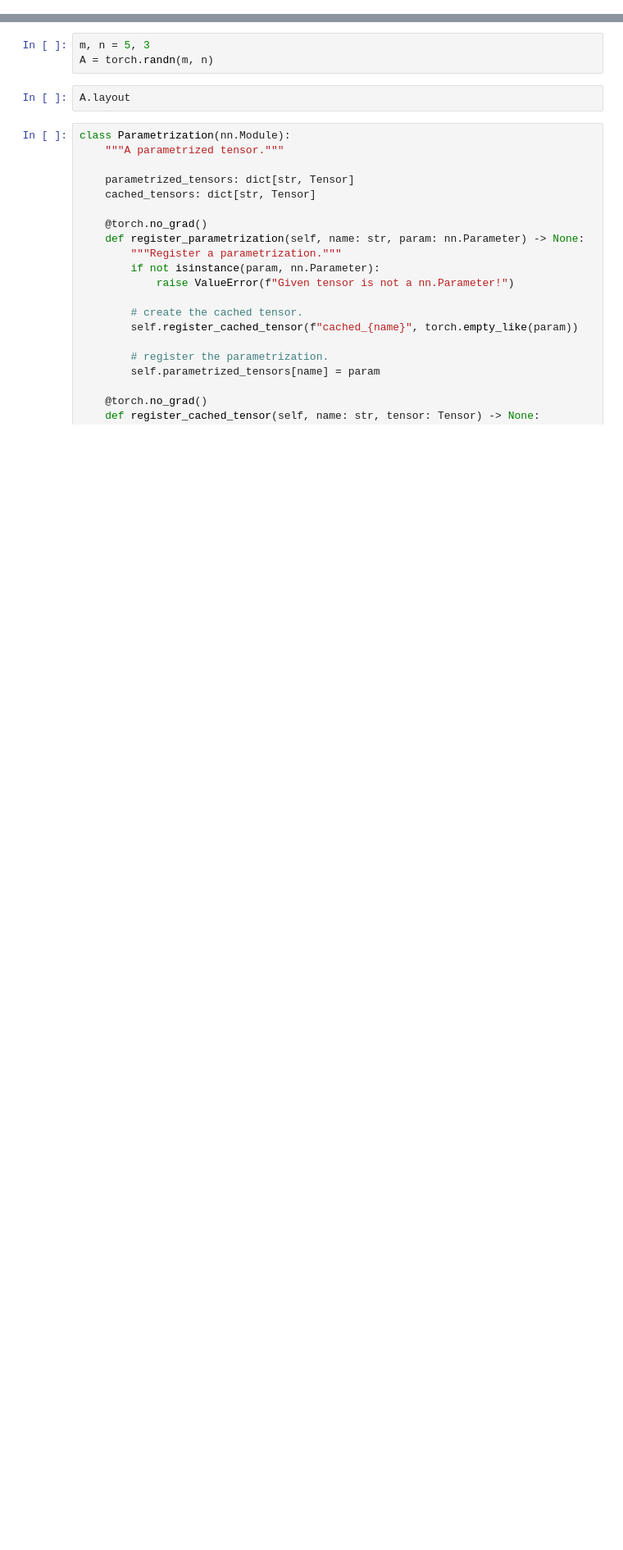
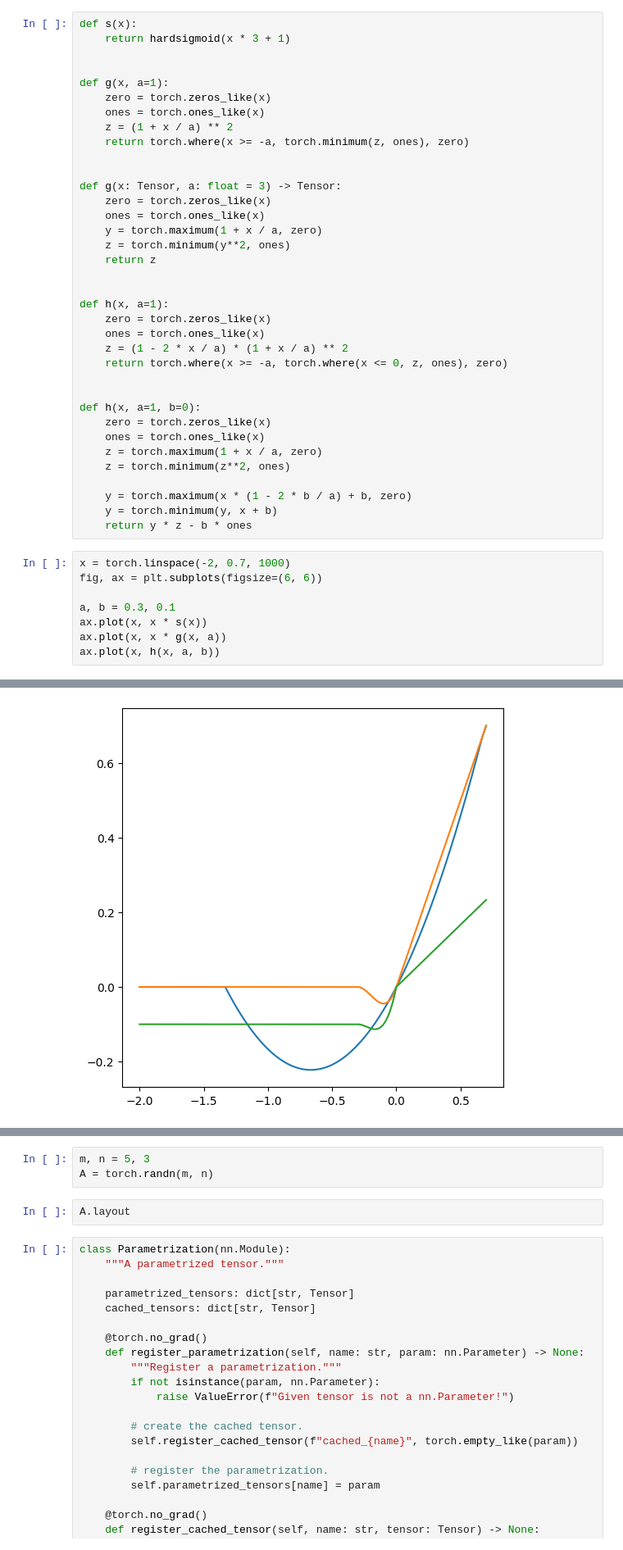
Before and after one commit to randolf-scholz/linodenet, a Jupyter notebook: dev/parametrization/test_parametrization.ipynb, the cells around one changed output, grey strips where cells are left out. Shown at 82% size. Saved outputs shown, nothing was run; the diff lists cells and outputs as text; blank space fills up the shorter version.

```diff
--- a/dev/parametrization/test_parametrization.ipynb
+++ b/dev/parametrization/test_parametrization.ipynb
@@ -15,0 +22,45 @@ from linodenet.lib import singular_triplet
+# %%
+def s(x):
+    return hardsigmoid(x * 3 + 1)
+
+
+def g(x, a=1):
+    zero = torch.zeros_like(x)
+    ones = torch.ones_like(x)
+    z = (1 + x / a) ** 2
+    return torch.where(x >= -a, torch.minimum(z, ones), zero)
+
+
+def g(x: Tensor, a: float = 3) -> Tensor:
+    zero = torch.zeros_like(x)
+    ones = torch.ones_like(x)
+    y = torch.maximum(1 + x / a, zero)
+    z = torch.minimum(y**2, ones)
+    return z
+
+
+def h(x, a=1):
+    zero = torch.zeros_like(x)
+    ones = torch.ones_like(x)
+    z = (1 - 2 * x / a) * (1 + x / a) ** 2
+    return torch.where(x >= -a, torch.where(x <= 0, z, ones), zero)
+
+
+def h(x, a=1, b=0):
+    zero = torch.zeros_like(x)
+    ones = torch.ones_like(x)
+    z = torch.maximum(1 + x / a, zero)
+    z = torch.minimum(z**2, ones)
+
+    y = torch.maximum(x * (1 - 2 * b / a) + b, zero)
+    y = torch.minimum(y, x + b)
+    return y * z - b * ones
+# %%
+x = torch.linspace(-2, 0.7, 1000)
+fig, ax = plt.subplots(figsize=(6, 6))
+
+a, b = 0.3, 0.1
+ax.plot(x, x * s(x))
+ax.plot(x, x * g(x, a))
+ax.plot(x, h(x, a, b))
+# %% [output]
@@ -15,0 +68 @@ from linodenet.lib import singular_triplet
+[figure, added]
```
Also changed, not shown: parts of 22 cells of this notebook, 7 other files.
